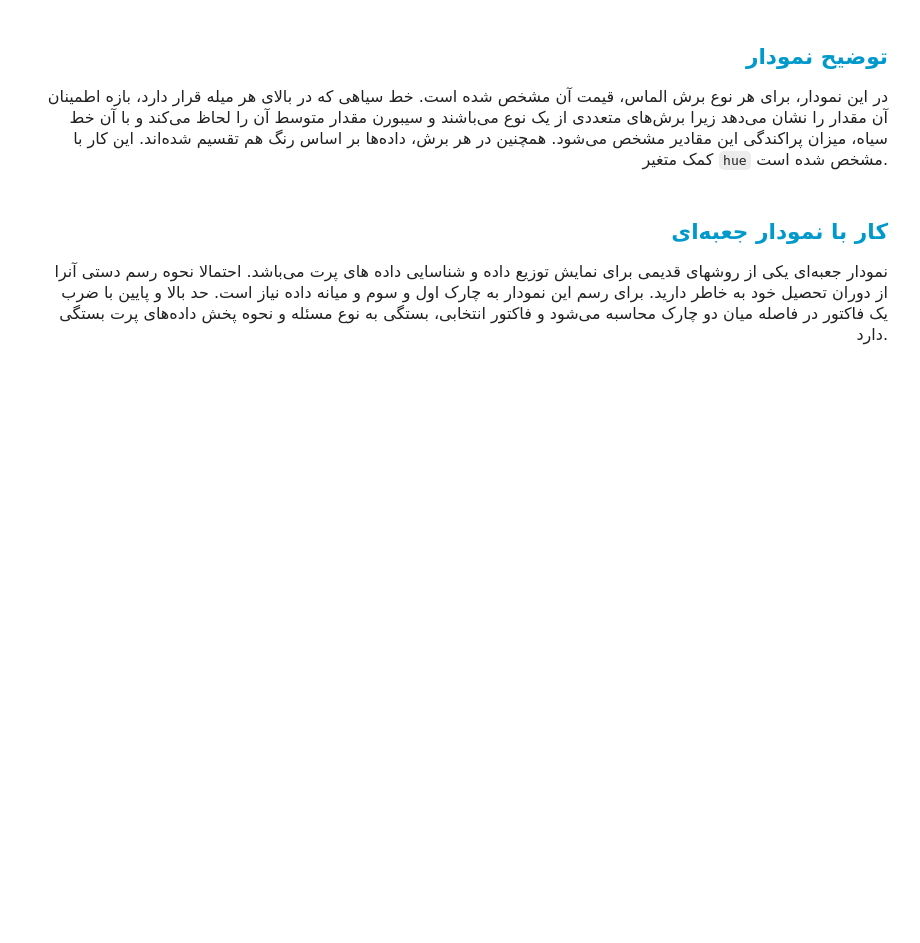
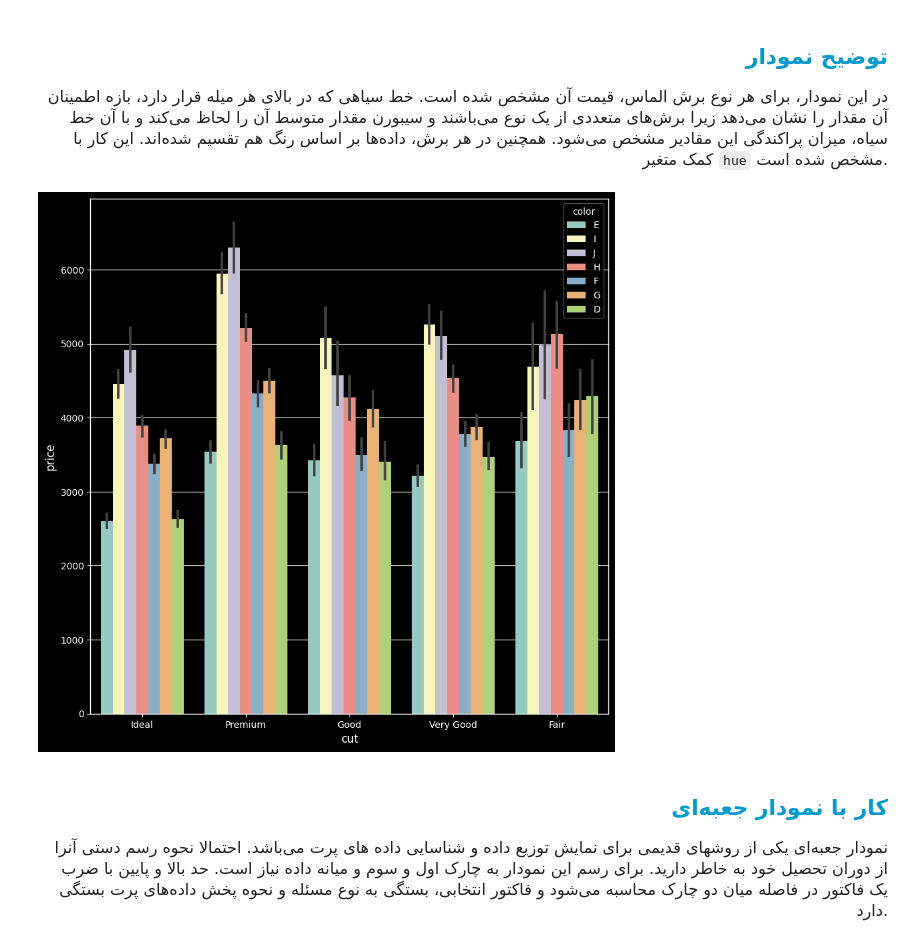
Before and after one commit to Hamid-Ba/data-analysis-exercises, a Jupyter notebook: 20-MostafaIndependent/mostafa_independent.ipynb, the cells around one changed output. Cells and saved outputs as stored; diff of their text form; code cells hidden in the pictures; blank space fills up the shorter version.

```diff
--- a/20-MostafaIndependent/mostafa_independent.ipynb
+++ b/20-MostafaIndependent/mostafa_independent.ipynb
@@ -116,3 +119,13 @@ fig1 , axes1 = None # to do
+# %%
+plt.style.use('dark_background')
+
+fig1 , axes1 = plt.subplots(figsize=(10,10))
+
+sns.barplot(df,x=df['cut'],y=df['price'],ax=axes1,hue=df['color'])
+
+fig1
+# %% [output]
+[figure, added]
 # %% [markdown]
 
 
```
Also changed, not shown: parts of 5 cells of this notebook, 12 other files.
